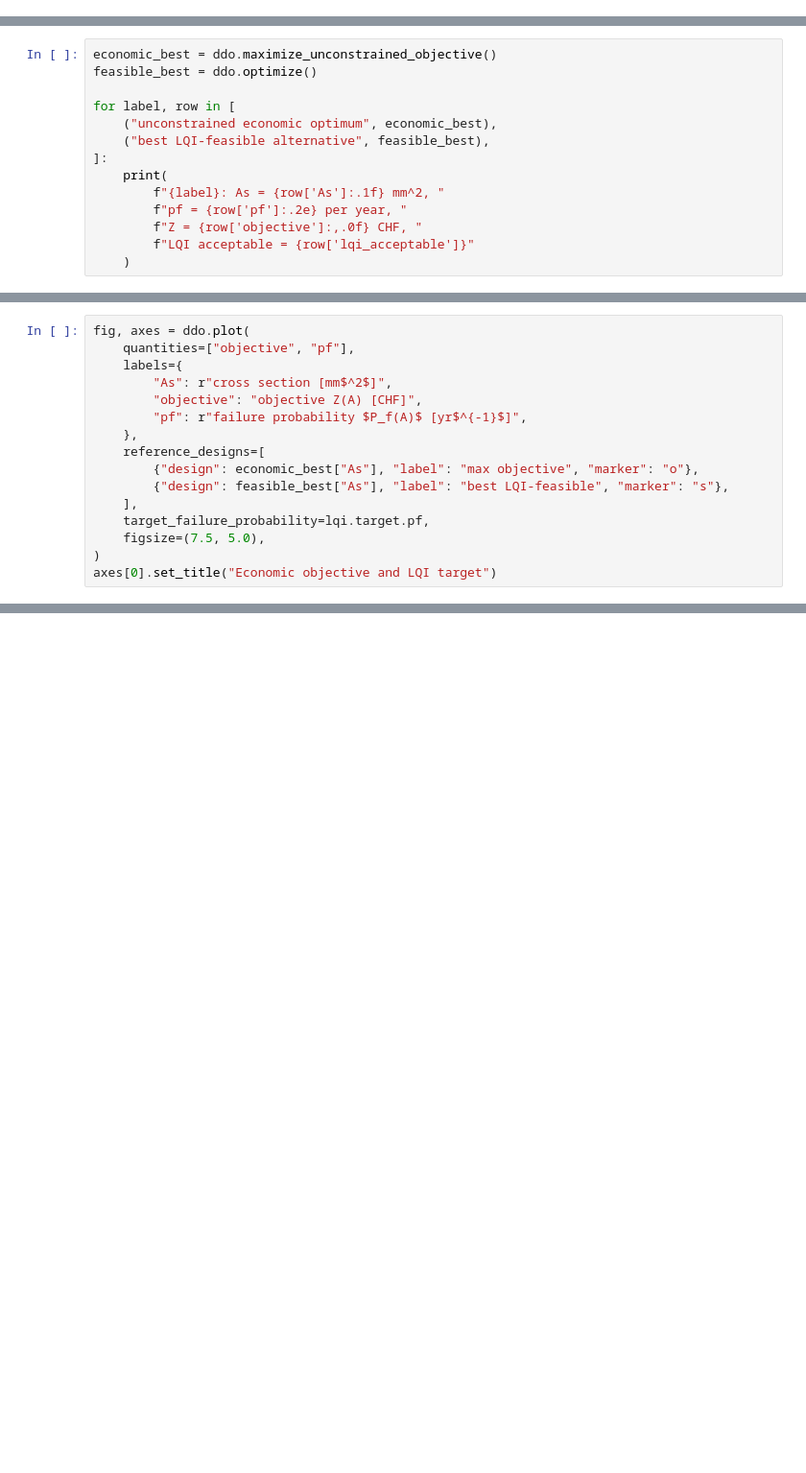
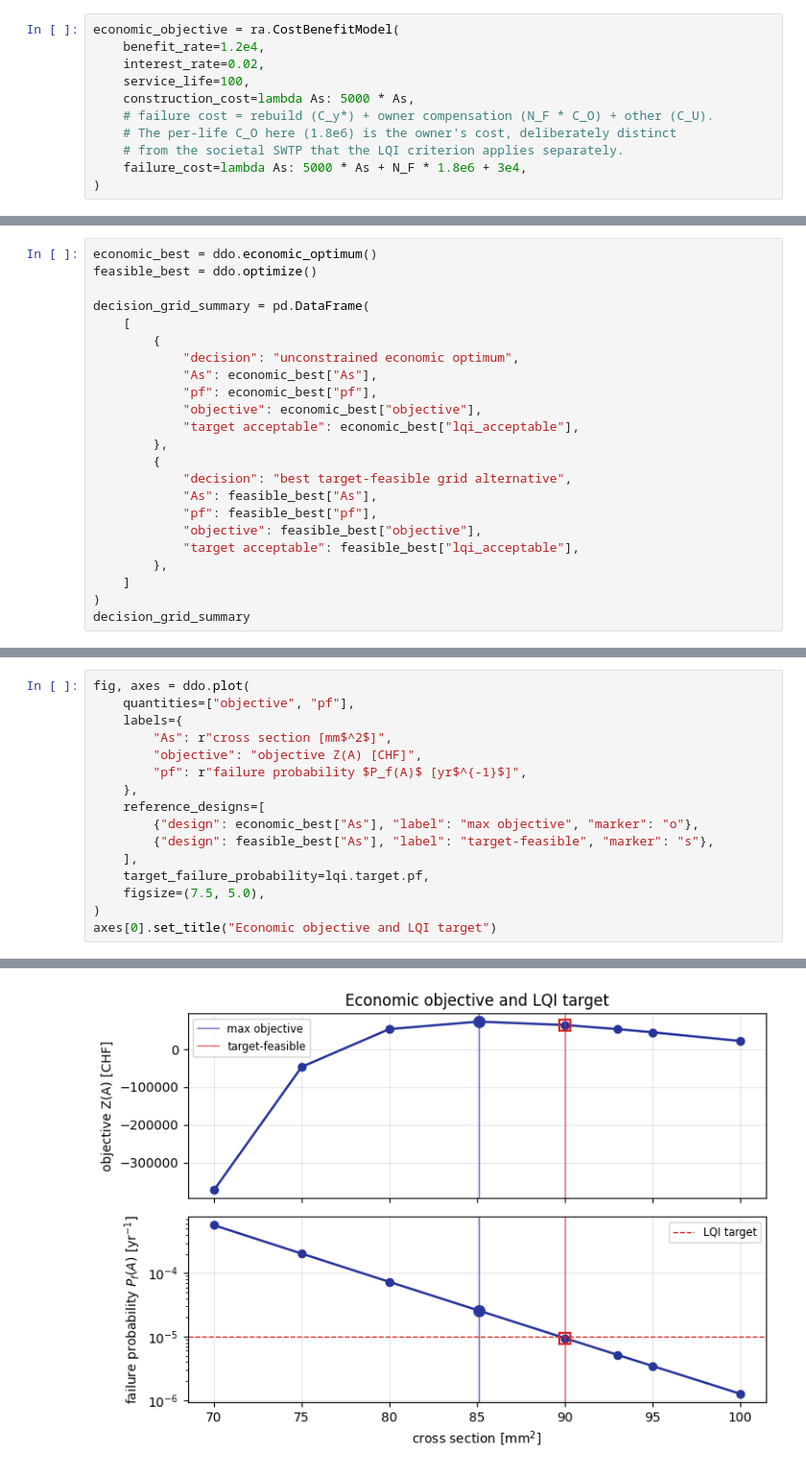
Before and after one commit to pystra/pystra, a Jupyter notebook: docs/source/notebooks/ex_design_decision_optimization.ipynb, the cells around one changed output, grey strips where cells are left out. Shown at 96% size. Saved outputs shown, nothing was run; the diff lists cells and outputs as text; blank space fills up the shorter version.

```diff
--- a/docs/source/notebooks/ex_design_decision_optimization.ipynb
+++ b/docs/source/notebooks/ex_design_decision_optimization.ipynb
@@ -109,0 +143,11 @@ results[[
+# %%
+economic_objective = ra.CostBenefitModel(
+    benefit_rate=1.2e4,
+    interest_rate=0.02,
+    service_life=100,
+    construction_cost=lambda As: 5000 * As,
+    # failure cost = rebuild (C_y*) + owner compensation (N_F * C_O) + other (C_U).
+    # The per-life C_O here (1.8e6) is the owner's cost, deliberately distinct
+    # from the societal SWTP that the LQI criterion applies separately.
+    failure_cost=lambda As: 5000 * As + N_F * 1.8e6 + 3e4,
+)
@@ -110,14 +188,23 @@ results[[
 # %%
-economic_best = ddo.maximize_unconstrained_objective()
+economic_best = ddo.economic_optimum()
 feasible_best = ddo.optimize()
 
-for label, row in [
-    ("unconstrained economic optimum", economic_best),
-    ("best LQI-feasible alternative", feasible_best),
-]:
-    print(
-        f"{label}: As = {row['As']:.1f} mm^2, "
-        f"pf = {row['pf']:.2e} per year, "
-        f"Z = {row['objective']:,.0f} CHF, "
-        f"LQI acceptable = {row['lqi_acceptable']}"
-    )
+decision_grid_summary = pd.DataFrame(
+    [
+        {
+            "decision": "unconstrained economic optimum",
+            "As": economic_best["As"],
+            "pf": economic_best["pf"],
+            "objective": economic_best["objective"],
+            "target acceptable": economic_best["lqi_acceptable"],
+        },
+        {
+            "decision": "best target-feasible grid alternative",
+            "As": feasible_best["As"],
+            "pf": feasible_best["pf"],
+            "objective": feasible_best["objective"],
+            "target acceptable": feasible_best["lqi_acceptable"],
+        },
+    ]
+)
+decision_grid_summary
@@ -131,9 +222,10 @@ fig, axes = ddo.plot(
     },
     reference_designs=[
         {"design": economic_best["As"], "label": "max objective", "marker": "o"},
-        {"design": feasible_best["As"], "label": "best LQI-feasible", "marker": "s"},
+        {"design": feasible_best["As"], "label": "target-feasible", "marker": "s"},
     ],
     target_failure_probability=lqi.target.pf,
     figsize=(7.5, 5.0),
 )
 axes[0].set_title("Economic objective and LQI target")
+# %% [output]
@@ -140 +233,2 @@ axes[0].set_title("Economic objective and LQI target")
+[figure, added]
 # %% [markdown]
```
Also changed, not shown: parts of 41 cells of this notebook, 5 other files.
